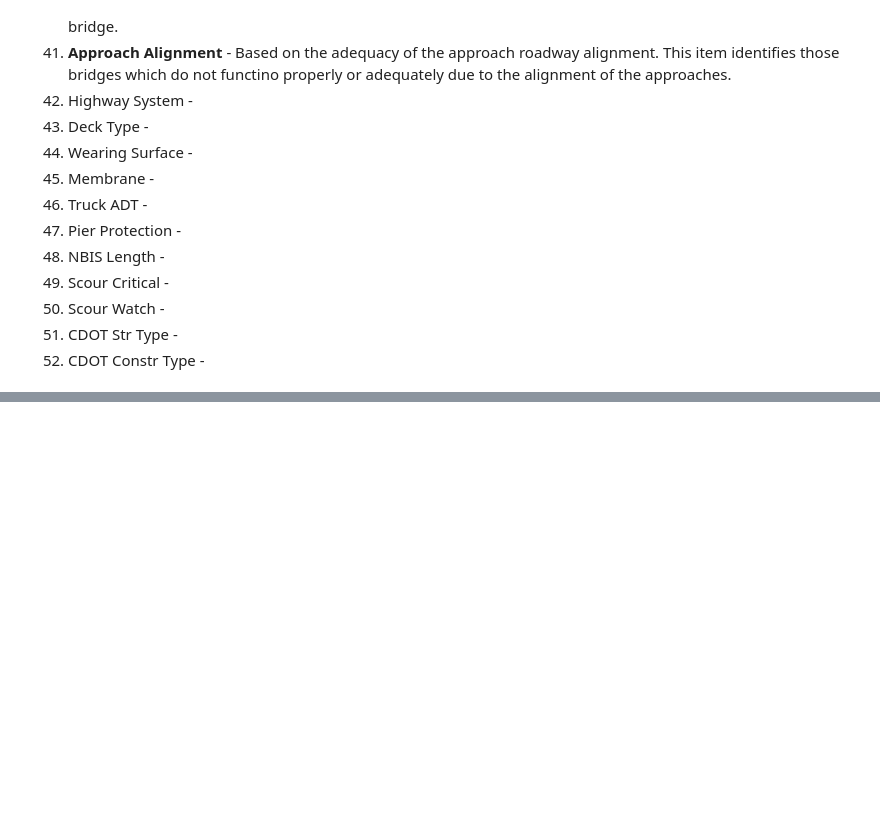
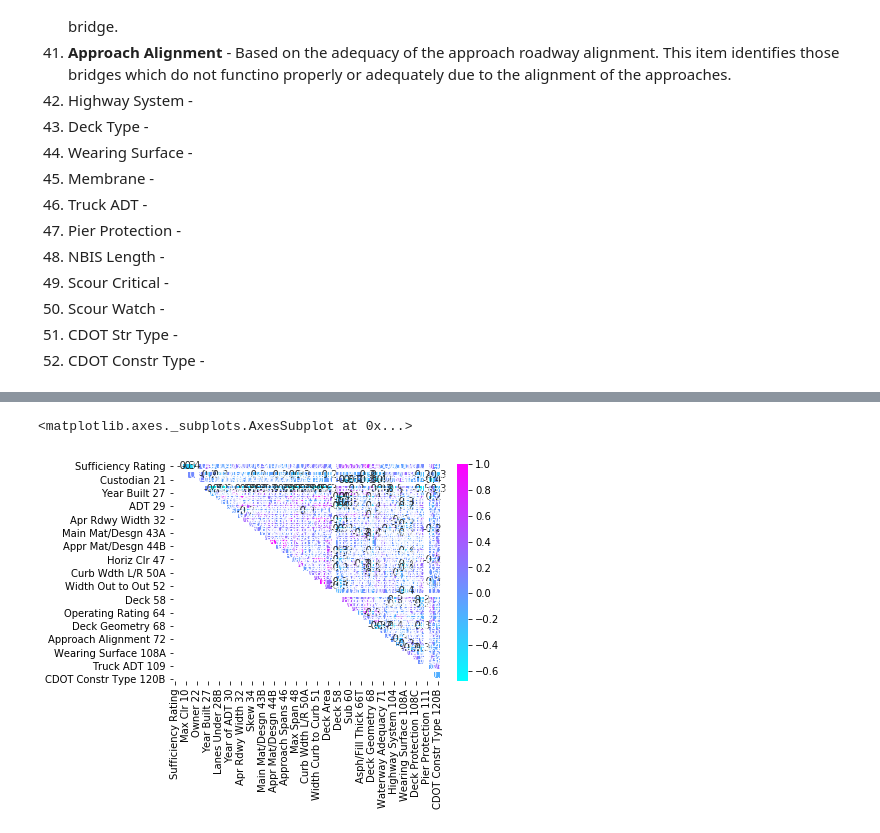
Before and after one commit to nnbaokhang/Descriptive-and-Predictive-Deep-Learning-Analytical-Tools-for-Enhanced-Bridge-Management, a Jupyter notebook: Dataset_Exploration.ipynb, the cells around one changed output, grey strips where cells are left out. Cells and saved outputs as stored; diff of their text form; code cells hidden in the pictures; blank space fills up the shorter version.

```diff
--- a/Dataset_Exploration.ipynb
+++ b/Dataset_Exploration.ipynb
@@ -54,0 +263,6 @@
+# %%
+mask = np.tril(df1.corr())
+sns.heatmap(df1.corr(), fmt='.1g', annot = True, cmap= 'cool', mask=mask)
+# %% [output]
+<matplotlib.axes._subplots.AxesSubplot at 0x...>
+[figure, added]
```
Also changed, not shown: parts of 16 cells of this notebook.
